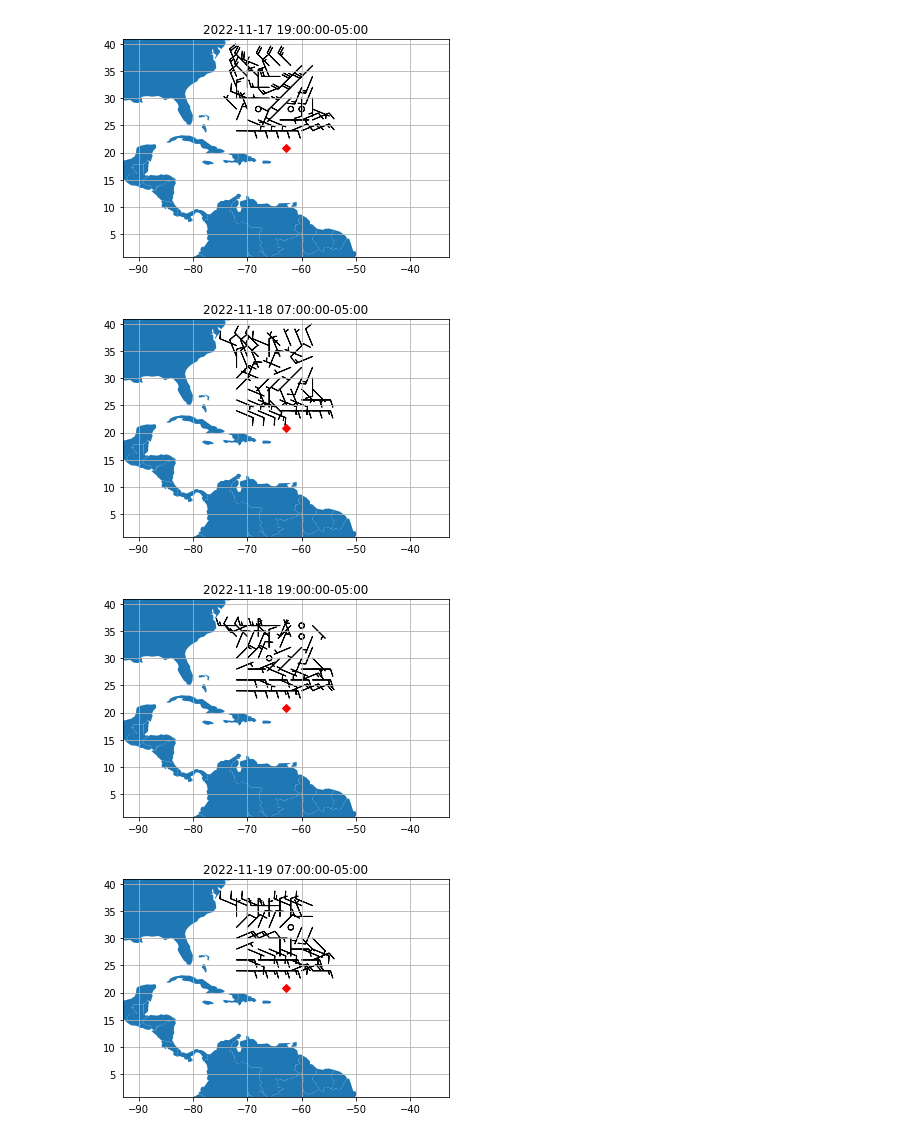
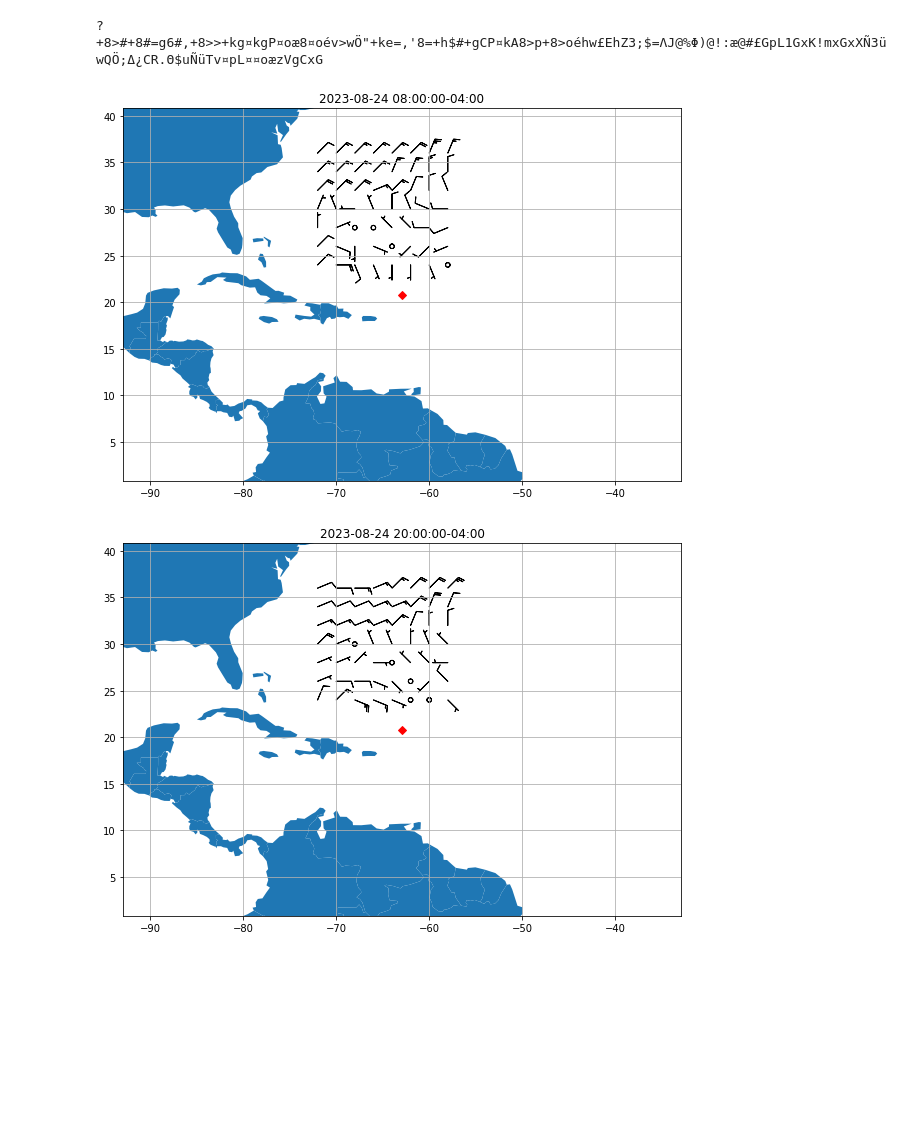
Before and after one commit to tabeaeggler/MarineGRIB-InReach-Transmitter, a Jupyter notebook: InReach_Message_Decoder.ipynb, the cells around one changed output. Cells and saved outputs as stored; diff of their text form; code cells hidden in the pictures; blank space fills up the shorter version.

Commit message:
fixed decoder and tested it with current data comparing it with LuckGrib

```diff
--- a/InReach_Message_Decoder.ipynb
+++ b/InReach_Message_Decoder.ipynb
@@ -82,23 +63,44 @@ df = decoder(''.join(lines[5:-2][::3]), 1)
+# %%
+# Directly extracting the message data based on the markers
+msg_start, msg_end = TEXT_RECIEVED.index("START_MSG"), TEXT_RECIEVED.index("END_MSG")
+context = TEXT_RECIEVED[:msg_start]
+message_data = TEXT_RECIEVED[msg_start + 9:msg_end]  # +9 to skip "START_MSG"
+
+# Splitting the context to extract individual pieces of data
+context_lines = context.strip().split('\n')
+times, gribtime, maxmin_str, diff_str, shift_str = context_lines[-1].split(';') # Getting the last line before START_MSG
+hours = times.split(',')
+maxmin = maxmin_str.split(',')
+interval = diff_str.split(',')
+shift = int(shift_str)
+
+# Since your data is broken up with line numbers in between, let's remove those line numbers
+message_parts = message_data.split('\n')
+message_data_cleaned = ''.join(message_parts[::3])  # Keep every third line, skip the others
+
+print(message_data_cleaned)
+
+df = decoder(message_data_cleaned, shift)
+# %% [output]
+?+8>#+8#=g6#,+8>>+kg¤kgP¤oæ8¤oév>wÖ"+ke=,'8=+h$#+gCP¤kA8>p+8>oéhw£EhZ3;$=ΛJ@%Φ)@!:æ@#£GpL1GxK!mxGxXÑ3üwQÖ;Δ¿CR.Θ$uÑüTv¤pL¤¤oæzVgCxG
 # %%
 # Visualise encoded data
 %matplotlib inline
 #%matplotlib notebook # interactive version
 
 world = geopandas.read_file(geopandas.datasets.get_path('naturalearth_lowres'))
 
 for timepoint in df.index.get_level_values(0).unique():
-    world.plot()
+    world.plot(figsize=(10,8))
     g = df.loc[timepoint].reset_index()
     plt.plot(OUR_LOCATION[0], OUR_LOCATION[1], marker='D',c='red')
-    plt.barbs(g['lon'], g['lat'], g['u10'], g['v10'], length=6)
+    plt.barbs(g['lon'], g['lat'], g['u10'], g['v10'], length=5.5)
 
     plt.title((pd.to_datetime(gribtime) + pd.Timedelta(hours=int(timepoint))).tz_localize('UTC').tz_convert('US/Eastern'))
     plt.xlim([OUR_LOCATION[0]-30,OUR_LOCATION[0]+30])
     plt.ylim([OUR_LOCATION[1]-20,OUR_LOCATION[1]+20])
     plt.grid(True)
     plt.show()
 # %% [output]
-[figure, old version]
+[figure, new version]
-[figure, old version]
+[figure, new version]
-[figure, removed]
-[figure, removed]
```
Also changed, not shown: parts of 3 cells of this notebook, 9 other files.
